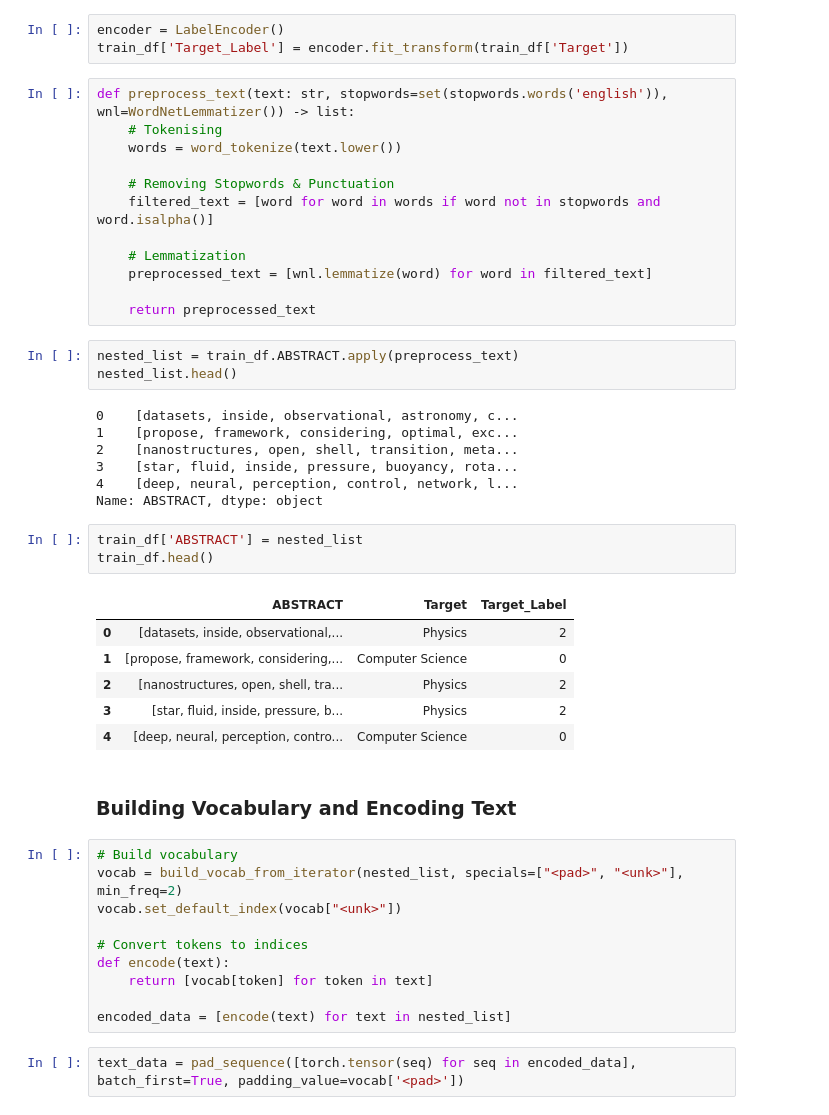
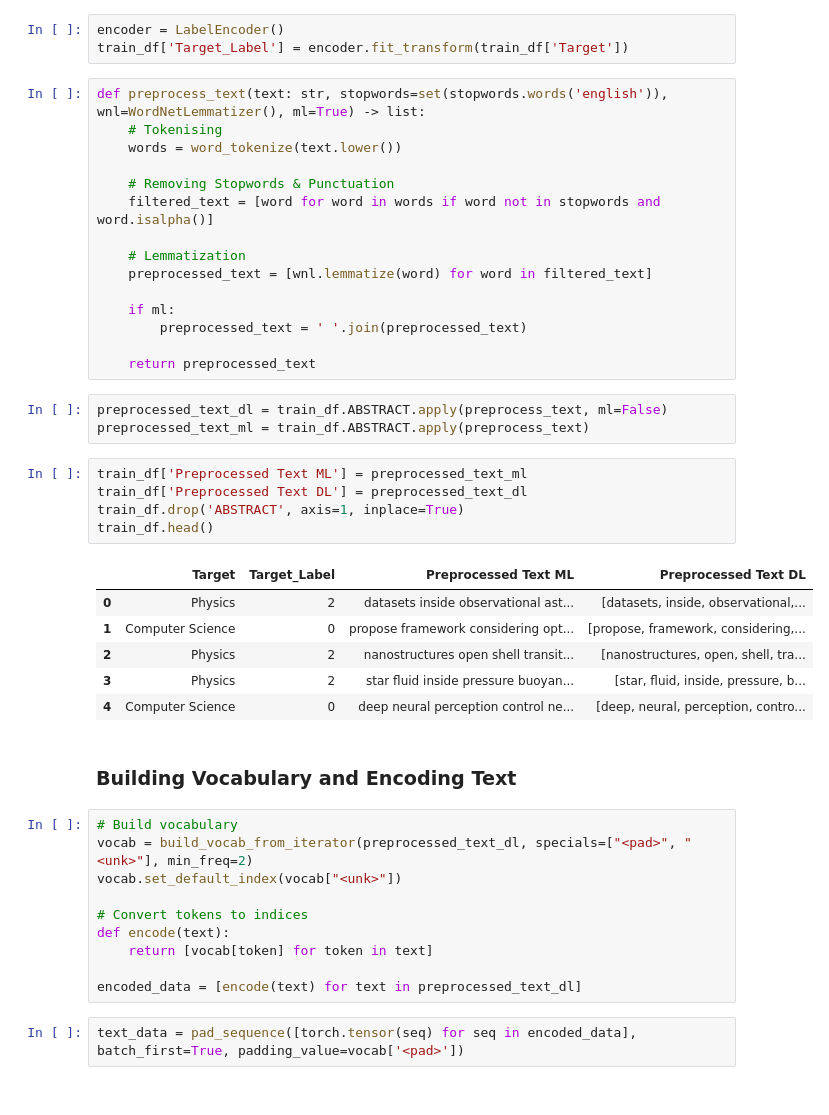
Before and after one commit to gulomovazukhrakhon/IU-Projects, a Jupyter notebook: NLP_Project/text-classification-for-topic-modelling.ipynb, the cells around one changed output. Saved outputs shown, nothing was run; the diff lists cells and outputs as text.

Commit message:
Kaggle Notebook | Text Classification for Topic Modelling | Version 13

```diff
--- a/NLP_Project/text-classification-for-topic-modelling.ipynb
+++ b/NLP_Project/text-classification-for-topic-modelling.ipynb
@@ -104,7 +112,7 @@ train_df.head()
 encoder = LabelEncoder()
 train_df['Target_Label'] = encoder.fit_transform(train_df['Target'])
 # %%
-def preprocess_text(text: str, stopwords=set(stopwords.words('english')), wnl=WordNetLemmatizer()) -> list:
+def preprocess_text(text: str, stopwords=set(stopwords.words('english')), wnl=WordNetLemmatizer(), ml=True) -> list:
     # Tokenising
     words = word_tokenize(text.lower())
 
@@ -114,39 +122,37 @@ def preprocess_text(text: str, stopwords=set(stopwords.words('english')), wnl=Wo
     # Lemmatization
     preprocessed_text = [wnl.lemmatize(word) for word in filtered_text]
 
+    if ml:
+        preprocessed_text = ' '.join(preprocessed_text)
+
     return preprocessed_text
-# %%
-nested_list = train_df.ABSTRACT.apply(preprocess_text)
-nested_list.head()
-# %% [output]
-0    [datasets, inside, observational, astronomy, c...
-1    [propose, framework, considering, optimal, exc...
-2    [nanostructures, open, shell, transition, meta...
-3    [star, fluid, inside, pressure, buoyancy, rota...
-4    [deep, neural, perception, control, network, l...
-Name: ABSTRACT, dtype: object
-# %%
-train_df['ABSTRACT'] = nested_list
-train_df.head()
-# %% [output]
-|  | ABSTRACT | Target | Target_Label |
-| 0 | [datasets, inside, observational,... | Physics | 2 |
-| 1 | [propose, framework, considering,... | Computer Science | 0 |
-| 2 | [nanostructures, open, shell, tra... | Physics | 2 |
-| 3 | [star, fluid, inside, pressure, b... | Physics | 2 |
-| 4 | [deep, neural, perception, contro... | Computer Science | 0 |
+# %%
+preprocessed_text_dl = train_df.ABSTRACT.apply(preprocess_text, ml=False)
+preprocessed_text_ml = train_df.ABSTRACT.apply(preprocess_text)
+# %%
+train_df['Preprocessed Text ML'] = preprocessed_text_ml
+train_df['Preprocessed Text DL'] = preprocessed_text_dl
+train_df.drop('ABSTRACT', axis=1, inplace=True)
+train_df.head()
+# %% [output]
+|  | Target | Target_Label | Preprocessed Text ML | Preprocessed Text DL |
+| 0 | Physics | 2 | datasets inside observational ast... | [datasets, inside, observational,... |
+| 1 | Computer Science | 0 | propose framework considering opt... | [propose, framework, considering,... |
+| 2 | Physics | 2 | nanostructures open shell transit... | [nanostructures, open, shell, tra... |
+| 3 | Physics | 2 | star fluid inside pressure buoyan... | [star, fluid, inside, pressure, b... |
+| 4 | Computer Science | 0 | deep neural perception control ne... | [deep, neural, perception, contro... |
 # %% [markdown]
 ### Building Vocabulary and Encoding Text
 # %%
 # Build vocabulary
-vocab = build_vocab_from_iterator(nested_list, specials=["<pad>", "<unk>"], min_freq=2)
+vocab = build_vocab_from_iterator(preprocessed_text_dl, specials=["<pad>", "<unk>"], min_freq=2)
 vocab.set_default_index(vocab["<unk>"])
 
 # Convert tokens to indices
 def encode(text):
     return [vocab[token] for token in text]
 
-encoded_data = [encode(text) for text in nested_list]
+encoded_data = [encode(text) for text in preprocessed_text_dl]
 # %%
 text_data = pad_sequence([torch.tensor(seq) for seq in encoded_data], batch_first=True, padding_value=vocab['<pad>'])
 # %%
```
Also changed, not shown: parts of 36 cells of this notebook.
